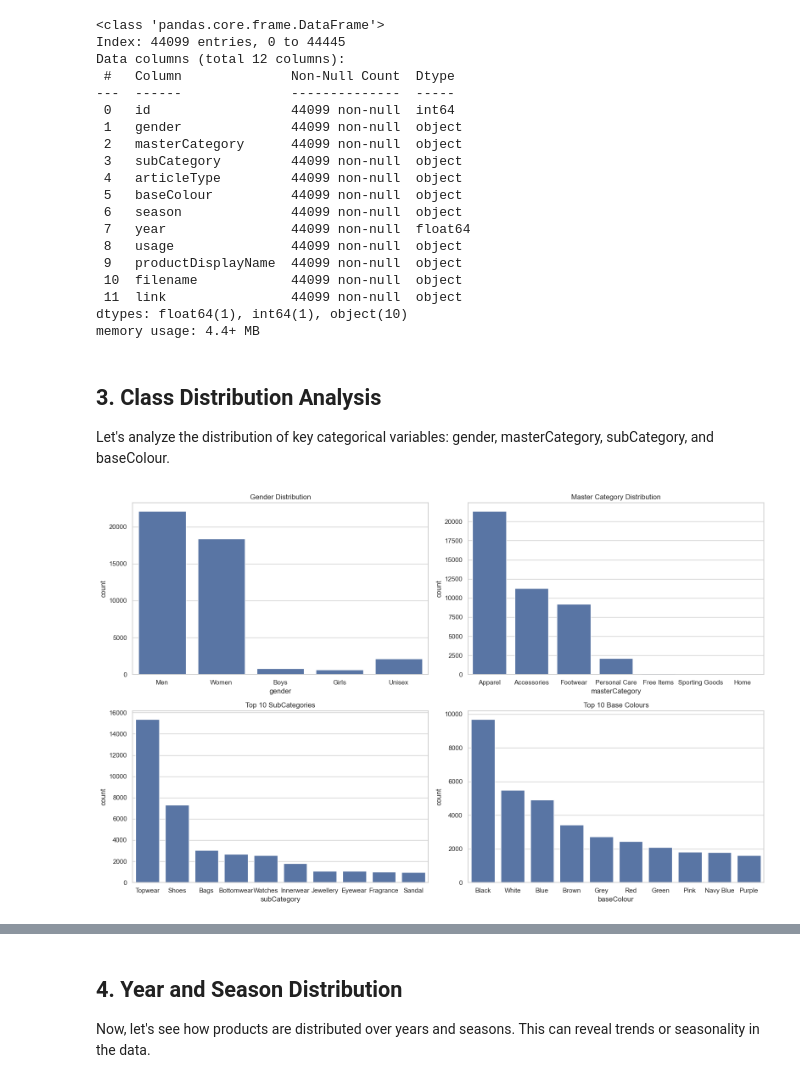
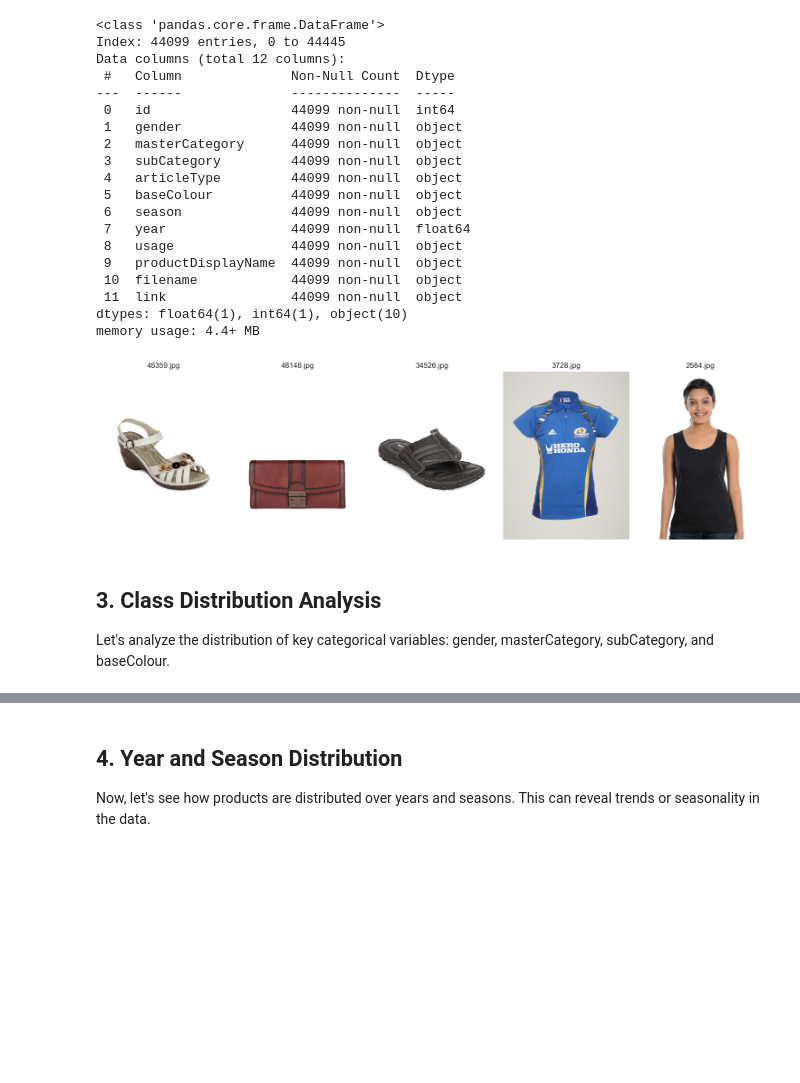
Before and after one commit to margavera/Facial-Expressions-Image-Classification, a Jupyter notebook: notebooks/EDA_Fashion_Images.ipynb, the cells around one changed output, grey strips where cells are left out. Cells and saved outputs as stored; diff of their text form; code cells hidden in the pictures; blank space fills up the shorter version.

```diff
--- a/notebooks/EDA_Fashion_Images.ipynb
+++ b/notebooks/EDA_Fashion_Images.ipynb
@@ -126,11 +127,14 @@ Data columns (total 12 columns):
  11  link                44099 non-null  object
 dtypes: float64(1), int64(1), object(10)
 memory usage: 4.4+ MB
+# %%
+img_folder = '../fashion-dataset/images/'
+image_paths = [os.path.join(img_folder, fname) for fname in images_df['filename']]
+# %%
+show_sample_images(image_paths, sample_size=5)
+# %% [output]
+[figure, added]
 # %% [markdown]
 ## 3. Class Distribution Analysis
 
 Let's analyze the distribution of key categorical variables: gender, masterCategory, subCategory, and baseColour.
-# %%
-plot_class_distributions(df)
-# %% [output]
-[figure, removed]
```
Also changed, not shown: parts of 6 cells of this notebook, 1 other file.
